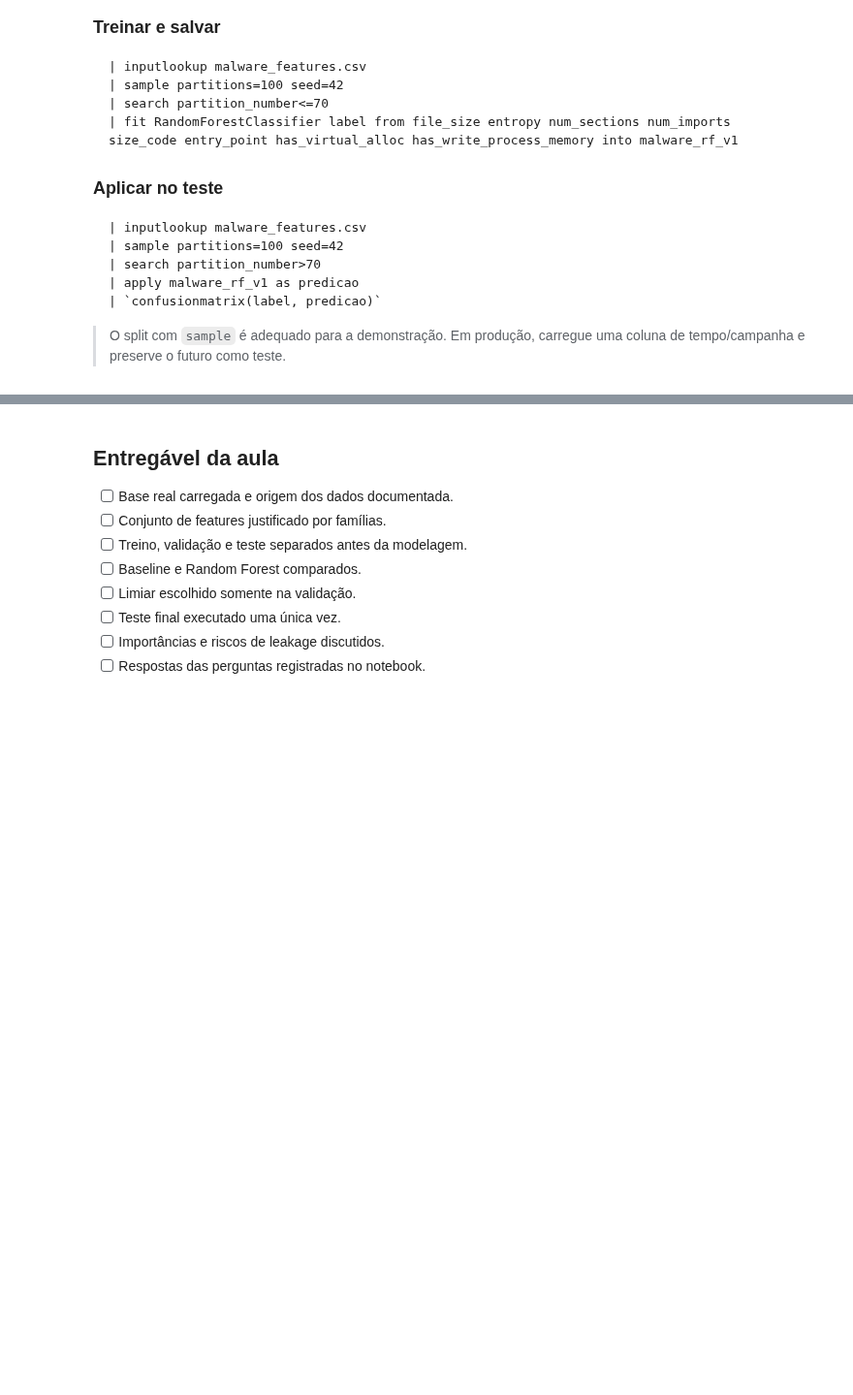
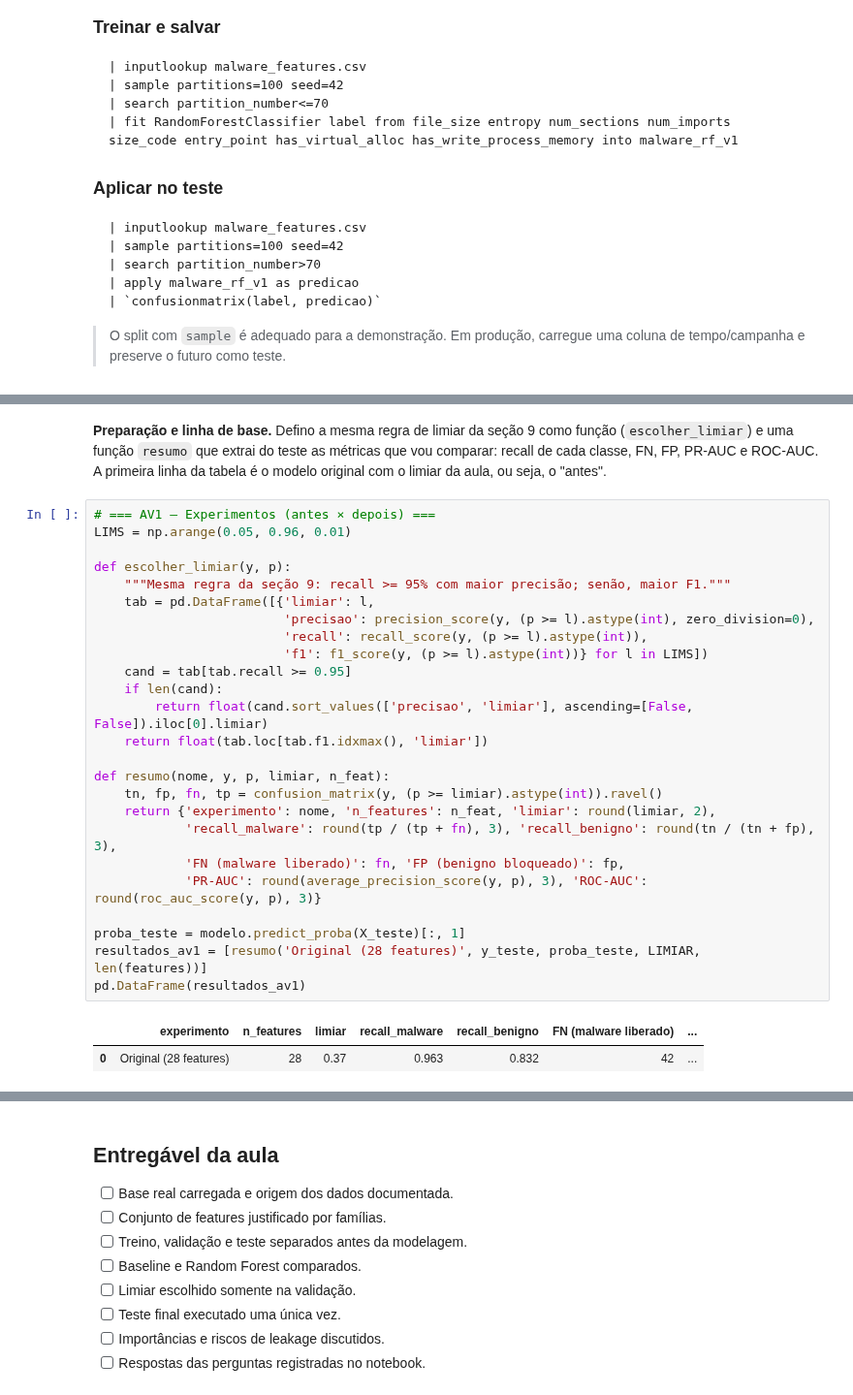
Before and after one commit to rafaelholder/CESAR-2026.2-ia-ciberseguranca., a Jupyter notebook: Aula 5/aula5_modelagem_detector_malware_uci_splunk.ipynb, the cells around one changed output, grey strips where cells are left out. Shown at 97% size. Drawn from its saved outputs; the diff is of its cells as text; blank space fills up the shorter version.

```diff
--- a/Aula 5/aula5_modelagem_detector_malware_uci_splunk.ipynb
+++ b/Aula 5/aula5_modelagem_detector_malware_uci_splunk.ipynb
@@ -578,0 +588,31 @@ Depois de enviar o arquivo como lookup:
+# %% [markdown]
+**Preparação e linha de base.** Defino a mesma regra de limiar da seção 9 como função (`escolher_limiar`) e uma função `resumo` que extrai do teste as métricas que vou comparar: recall de cada classe, FN, FP, PR-AUC e ROC-AUC.
+A primeira linha da tabela é o modelo original com o limiar da aula, ou seja, o "antes".
+# %%
+# === AV1 — Experimentos (antes × depois) ===
+LIMS = np.arange(0.05, 0.96, 0.01)
+
+def escolher_limiar(y, p):
+    """Mesma regra da seção 9: recall >= 95% com maior precisão; senão, maior F1."""
+    tab = pd.DataFrame([{'limiar': l,
+                         'precisao': precision_score(y, (p >= l).astype(int), zero_division=0),
+                         'recall': recall_score(y, (p >= l).astype(int)),
+                         'f1': f1_score(y, (p >= l).astype(int))} for l in LIMS])
+    cand = tab[tab.recall >= 0.95]
+    if len(cand):
+        return float(cand.sort_values(['precisao', 'limiar'], ascending=[False, False]).iloc[0].limiar)
+    return float(tab.loc[tab.f1.idxmax(), 'limiar'])
+
+def resumo(nome, y, p, limiar, n_feat):
+    tn, fp, fn, tp = confusion_matrix(y, (p >= limiar).astype(int)).ravel()
+    return {'experimento': nome, 'n_features': n_feat, 'limiar': round(limiar, 2),
+            'recall_malware': round(tp / (tp + fn), 3), 'recall_benigno': round(tn / (tn + fp), 3),
+            'FN (malware liberado)': fn, 'FP (benigno bloqueado)': fp,
+            'PR-AUC': round(average_precision_score(y, p), 3), 'ROC-AUC': round(roc_auc_score(y, p), 3)}
+
+proba_teste = modelo.predict_proba(X_teste)[:, 1]
+resultados_av1 = [resumo('Original (28 features)', y_teste, proba_teste, LIMIAR, len(features))]
+pd.DataFrame(resultados_av1)
+# %% [output]
+|  | experimento | n_features | limiar | recall_malware | recall_benigno | FN (malware liberado) | ... |
+| 0 | Original (28 features) | 28 | 0.37 | 0.963 | 0.832 | 42 | ... |
```
Also changed, not shown: parts of 20 cells of this notebook, 4 other files.
